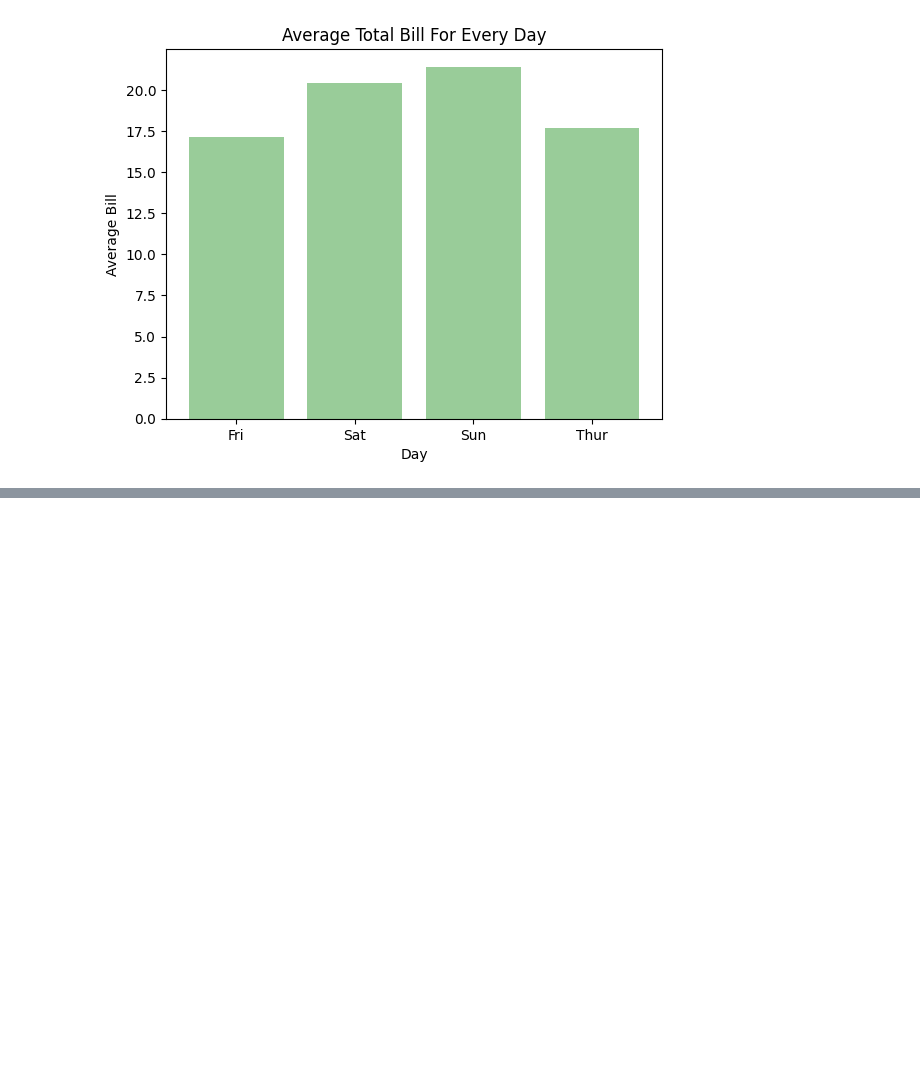
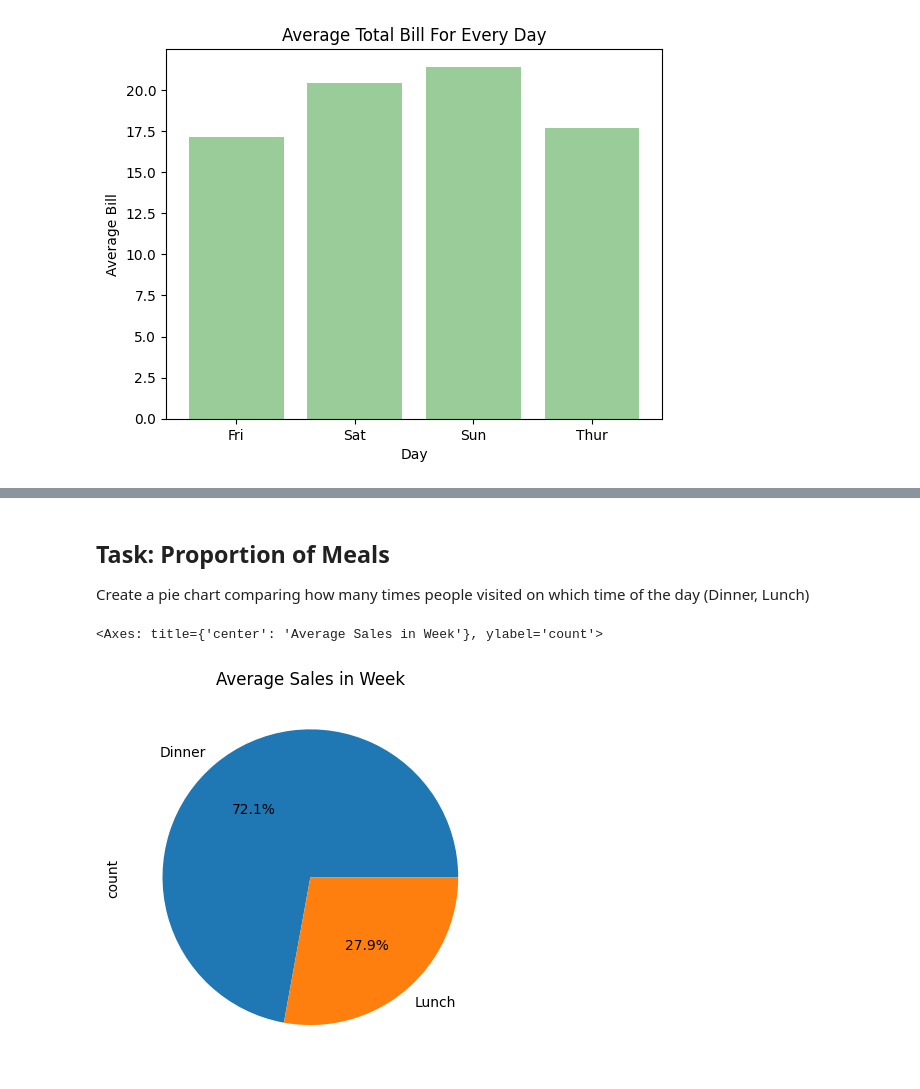
Before and after one commit to Chleo-Smith/python-week1-2-sanlam-2025, a Jupyter notebook: Day_21/02_pandas.ipynb, the cells around one changed output, grey strips where cells are left out. Drawn from its saved outputs; the diff is of its cells as text; code cells hidden in the pictures; blank space fills up the shorter version.

```diff
--- a/Day_21/02_pandas.ipynb
+++ b/Day_21/02_pandas.ipynb
@@ -839,0 +856,13 @@ Text(0.5, 1.0, 'Average Total Bill For Every Day')
+# %% [markdown]
+## Task: Proportion of Meals
+Create a pie chart comparing how many times people visited on which time of the day (Dinner, Lunch)
+# %%
+y_axis = tips_df["time"].value_counts()
+y_axis.plot(
+    kind="pie",
+    autopct="%1.1f%%",
+    title="Average Sales in Week",
+)
+# %% [output]
+<Axes: title={'center': 'Average Sales in Week'}, ylabel='count'>
+[figure, added]
```
Also changed, not shown: parts of 2 cells of this notebook.
